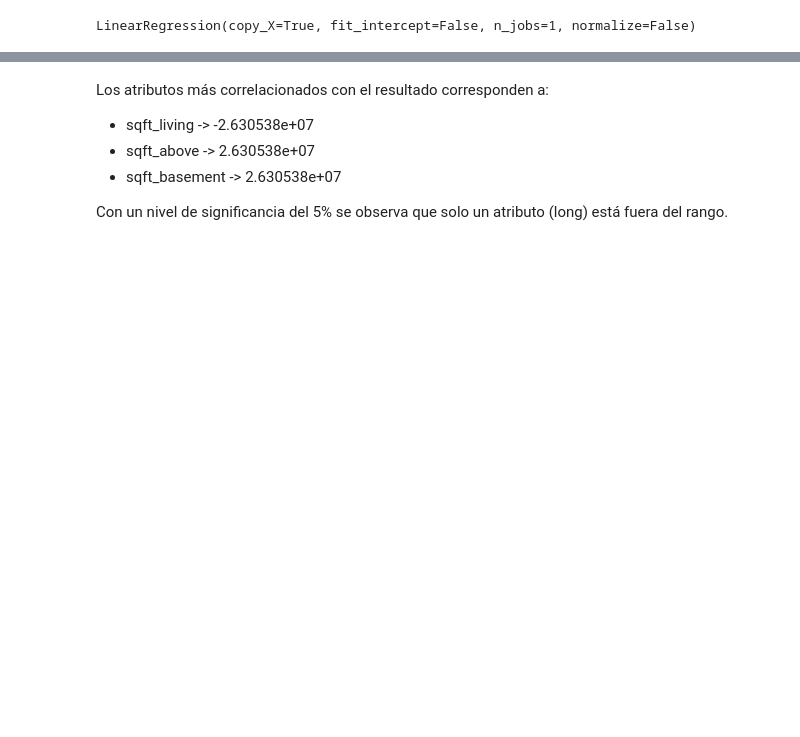
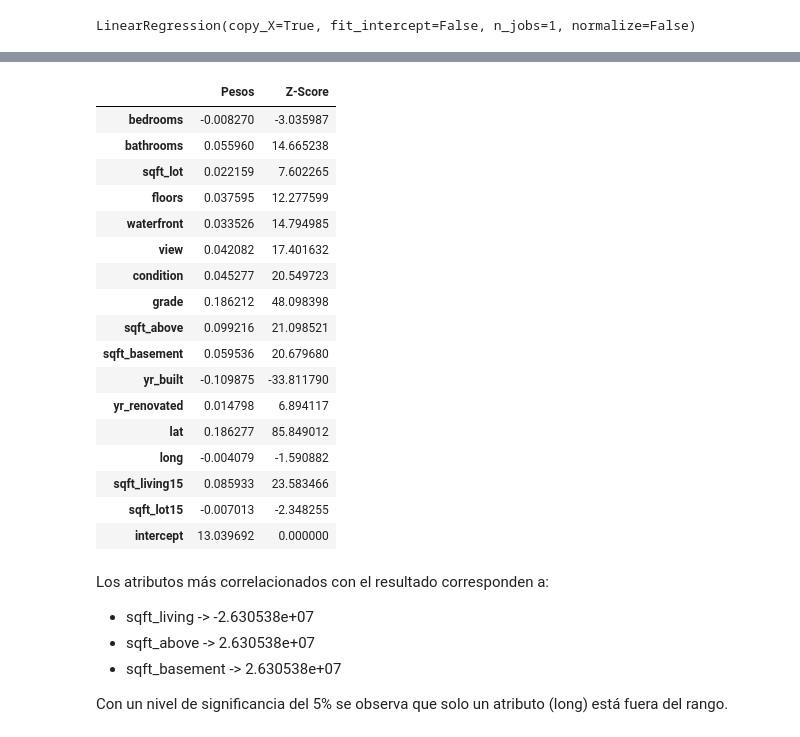
Before and after one commit to JavierL1/Tarea1-INF393, a Jupyter notebook: Tarea1.ipynb, the cells around one changed output, grey strips where cells are left out. Saved outputs shown, nothing was run; the diff lists cells and outputs as text; code cells hidden in the pictures; blank space fills up the shorter version.

```diff
--- a/Tarea1.ipynb
+++ b/Tarea1.ipynb
@@ -160,0 +185,73 @@ table1.head(18)
+# %%
+import sklearn.linear_model as lm
+df_scaled.drop(['sqft_living'],axis=1,inplace=True)
+# Se consideran todos los casos y todos los atributos menos el precio
+X = df_scaled.iloc[:, 1:]
+#Numero de casos (N=21613)
+N = X.shape[0]
+p = X.shape[1]
+# Se inserta una columna llena de 1s al final del data set
+# Corresponde al elemento que se multiplicara con el intercepto
+# del atributo en la regresión lineal
+X.insert(X.shape[1], 'intercept', np.ones(N))
+# En y se guarda la columna con los precios, es decir los valores de la regresion
+y = df_scaled['price']
+# mascara estatica con el 70% de los datos
+# se crea un vector lleno de 0s del largo de x
+# podria reemplazarse con mascara=np.zeros(N)
+mascara = np.zeros(len(X))
+# 70% de los datos. De nuevo, creo que se puede reemplazar con N xd
+# limit = int(N*0.7)
+limit = int(len(X)*0.7)
+# llena los primeros N*0.7 elementos de mascara con 1s
+mascara[:limit] = 1
+# istrain se define como un vector con las mismas dimensiones de mascara
+# y que indica si el elemento es o no parte del 70% de entrenamiento
+istrain = mascara == 1
+# Con la ayuda de istrain se extraen los atributos y precio del 70% de
+# los casos, los cuales seran utilizados como entrenamiento
+Xtrain = X[istrain]
+ytrain = y[istrain]
+# El resto de los datos se utilizan como test (30%)
+Xtest = X[np.logical_not(istrain)]
+ytest = y[np.logical_not(istrain)]
+# Se define una regresion donde no se calcula el intercepto
+# Se deja de esta forma ya que los datos ya se encuentran normalizados
+# (centrados en 0)
+linreg = lm.LinearRegression(fit_intercept = False)
+# Finalmente se define la regresion lineal con los datos de entrenamiento
+linreg.fit(Xtrain, ytrain)
+
+weights = linreg.coef_
+atribute_names = list(X.columns.values)
+
+Xm = Xtrain.as_matrix()
+ym = ytrain.as_matrix()
+
+yhat = linreg.predict(Xtrain)
+yerror = ytrain - yhat
+yerror2 = yerror**2
+Syerror2 = np.sum(yerror2)
+sigma = np.sqrt(Syerror2/(int(0.7*N)))
+
+covm = np.dot(Xm.T,Xm)
+v = np.linalg.inv(covm)
+covm_inf_norm = np.linalg.norm(covm,np.inf)
+v_inf_norm = np.linalg.norm(v,np.inf)
+print("Norma inf Covarianza:",covm_inf_norm,
+      "\nNorma inf Covarianza inversa:",v_inf_norm,
+      "\nNumero de condicion:",covm_inf_norm*v_inf_norm)
+vj = v.diagonal()
+print("Diagonal de Inversa:", vj)
+#print("(cov*cov-1) - I_n =", np.dot(v,covm))
+zscores = np.zeros(p+1)
+for i in range(p):
+    zscores[i] = weights[i]/(sigma*np.sqrt(vj[i]))
+
+d = {'Pesos' : pd.Series(weights, index =atribute_names),
+    'Z-Score': pd.Series(zscores, index =atribute_names)}
+
+table1 = pd.DataFrame(d)
+
+table1.head(18)
+# %% [output]
@@ -161,3 +266,21 @@ table1.head(18)
+|  | Pesos | Z-Score |
+| bedrooms | -0.008270 | -3.035987 |
+| bathrooms | 0.055960 | 14.665238 |
+| sqft_lot | 0.022159 | 7.602265 |
+| floors | 0.037595 | 12.277599 |
+| waterfront | 0.033526 | 14.794985 |
+| view | 0.042082 | 17.401632 |
+| condition | 0.045277 | 20.549723 |
+| grade | 0.186212 | 48.098398 |
+| sqft_above | 0.099216 | 21.098521 |
+| sqft_basement | 0.059536 | 20.679680 |
+| yr_built | -0.109875 | -33.811790 |
+| yr_renovated | 0.014798 | 6.894117 |
+| lat | 0.186277 | 85.849012 |
+| long | -0.004079 | -1.590882 |
+| sqft_living15 | 0.085933 | 23.583466 |
+| sqft_lot15 | -0.007013 | -2.348255 |
+| intercept | 13.039692 | 0.000000 |
 # %% [markdown]
 Los atributos más correlacionados con el resultado corresponden a:
 <ul>
```
Also changed, not shown: parts of 11 cells of this notebook, 1 other file.
